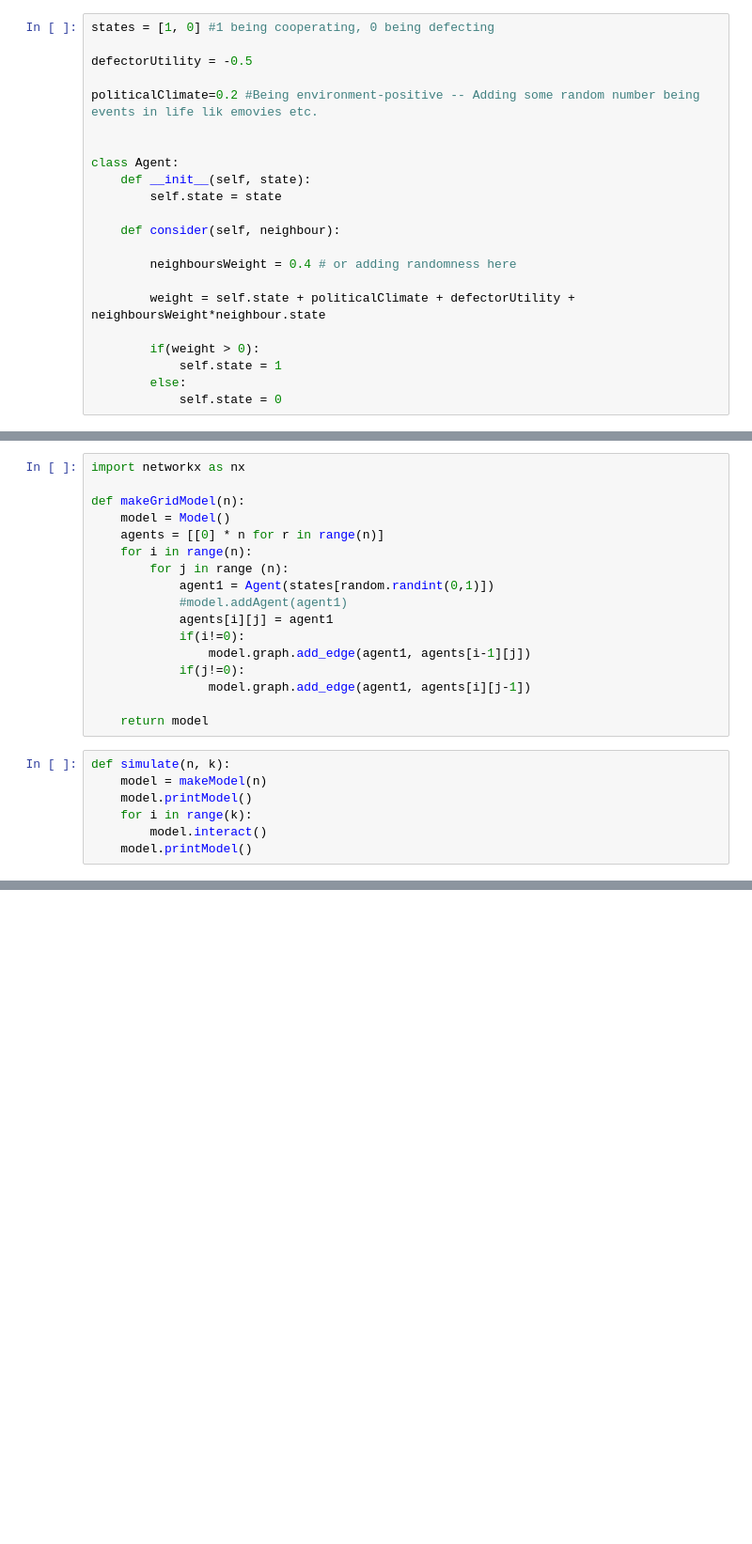
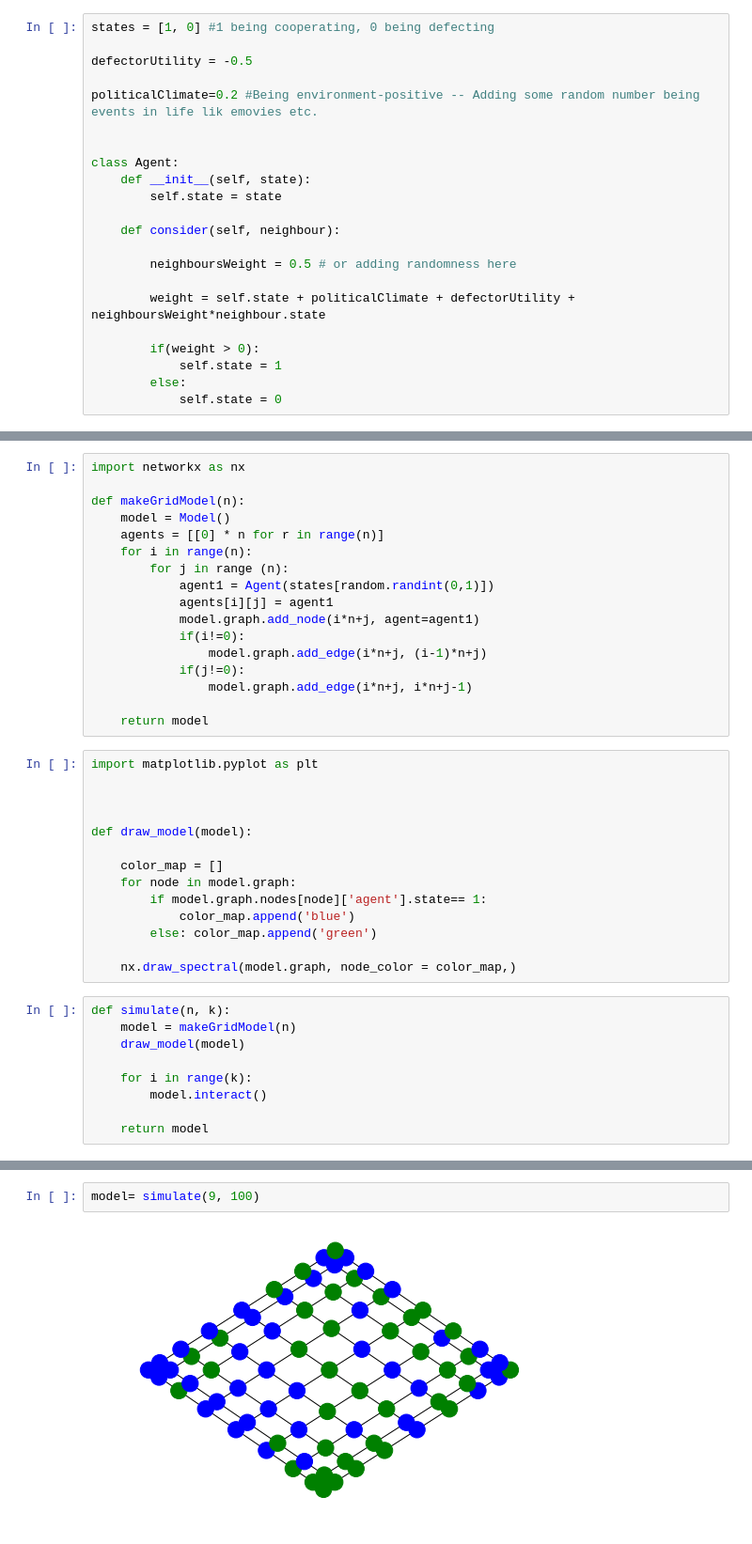
Before and after one commit to sigridbra/project-collective-altruism, a Jupyter notebook: iter1.ipynb, the cells around one changed output, grey strips where cells are left out. Shown: that part at 94% size. Cells and saved outputs as stored; diff of their text form; blank space fills up the shorter version.

Commit message:
make functioning grid model

```diff
--- a/iter1.ipynb
+++ b/iter1.ipynb
@@ -12,7 +12,7 @@ class Agent:
 
     def consider(self, neighbour):
 
-        neighboursWeight = 0.4 # or adding randomness here
+        neighboursWeight = 0.5 # or adding randomness here
 
         weight = self.state + politicalClimate + defectorUtility + neighboursWeight*neighbour.state
 
@@ -56,18 +68,34 @@ def makeGridModel(n):
     for i in range(n):
         for j in range (n):
             agent1 = Agent(states[random.randint(0,1)])
-            #model.addAgent(agent1)
             agents[i][j] = agent1
+            model.graph.add_node(i*n+j, agent=agent1)
             if(i!=0):
-                model.graph.add_edge(agent1, agents[i-1][j])
+                model.graph.add_edge(i*n+j, (i-1)*n+j)
             if(j!=0):
-                model.graph.add_edge(agent1, agents[i][j-1])
+                model.graph.add_edge(i*n+j, i*n+j-1)
 
     return model
+# %%
+import matplotlib.pyplot as plt
+
+
+
+def draw_model(model):
+
+    color_map = []
+    for node in model.graph:
+        if model.graph.nodes[node]['agent'].state== 1:
+            color_map.append('blue')
+        else: color_map.append('green')
+
+    nx.draw_spectral(model.graph, node_color = color_map,)
 # %%
 def simulate(n, k):
-    model = makeModel(n)
-    model.printModel()
+    model = makeGridModel(n)
+    draw_model(model)
+
     for i in range(k):
         model.interact()
-    model.printModel()
+
+    return model
@@ -95,0 +102,4 @@ KeyError: 81
+# %%
+model= simulate(9, 100)
+# %% [output]
+[figure, added]
```
Also changed, not shown: parts of 5 cells of this notebook.
